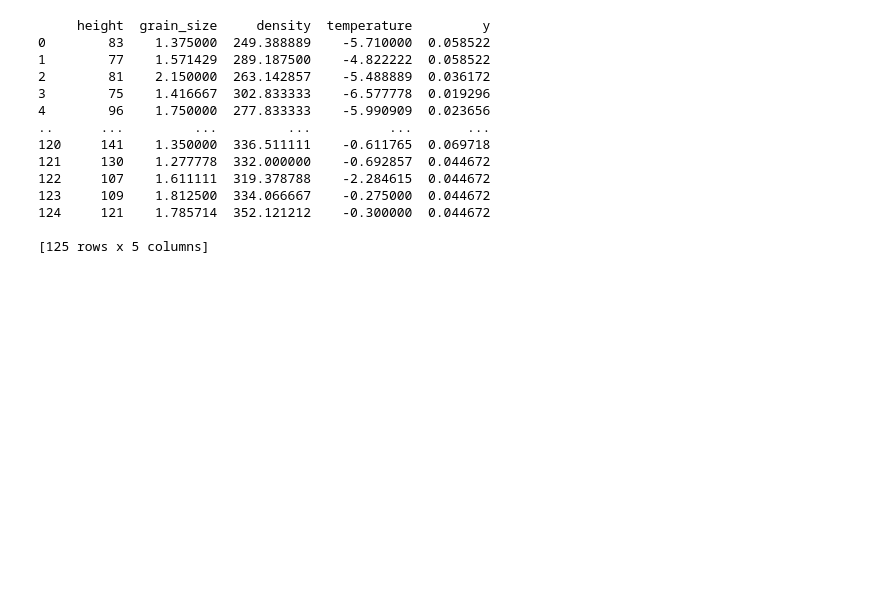
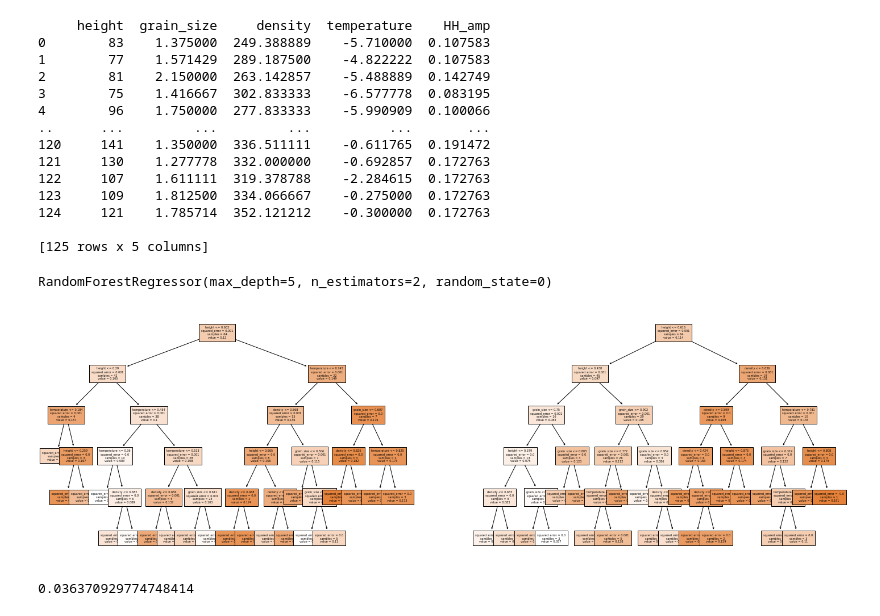
Before and after one commit to anuhyabs/radar_prediction, a Jupyter notebook: contributors/yg/ml.ipynb, the cells around one changed output. Cells and saved outputs as stored; diff of their text form; code cells hidden in the pictures; blank space fills up the shorter version.

```diff
--- a/contributors/yg/ml.ipynb
+++ b/contributors/yg/ml.ipynb
@@ -13,21 +13,21 @@ from sklearn.model_selection import train_test_split, GridSearchCV
 from sklearn.preprocessing import MinMaxScaler
 from sklearn.metrics import mean_squared_error, r2_score, mean_absolute_percentage_error, mean_absolute_error
 # %%
-df = pd.read_csv ('final_data.csv')
-df = df[['height', 'grain_size', 'density', 'temperature', 'y']]
+df = pd.read_csv ('data_for_modeling.csv')
+df.drop(columns=df.columns[0], axis=1, inplace=True)
 # %% [output]
-     height  grain_size     density  temperature         y
-0        83    1.375000  249.388889    -5.710000  0.058522
-1        77    1.571429  289.187500    -4.822222  0.058522
-2        81    2.150000  263.142857    -5.488889  0.036172
-3        75    1.416667  302.833333    -6.577778  0.019296
-4        96    1.750000  277.833333    -5.990909  0.023656
+     height  grain_size     density  temperature    HH_amp
+0        83    1.375000  249.388889    -5.710000  0.107583
+1        77    1.571429  289.187500    -4.822222  0.107583
+2        81    2.150000  263.142857    -5.488889  0.142749
+3        75    1.416667  302.833333    -6.577778  0.083195
+4        96    1.750000  277.833333    -5.990909  0.100066
 ..      ...         ...         ...          ...       ...
-120     141    1.350000  336.511111    -0.611765  0.069718
-121     130    1.277778  332.000000    -0.692857  0.044672
-122     107    1.611111  319.378788    -2.284615  0.044672
-123     109    1.812500  334.066667    -0.275000  0.044672
-124     121    1.785714  352.121212    -0.300000  0.044672
+120     141    1.350000  336.511111    -0.611765  0.191472
+121     130    1.277778  332.000000    -0.692857  0.172763
+122     107    1.611111  319.378788    -2.284615  0.172763
+123     109    1.812500  334.066667    -0.275000  0.172763
+124     121    1.785714  352.121212    -0.300000  0.172763
 
 [125 rows x 5 columns]
 # %%
@@ -35,14 +35,39 @@ train_dataset = df.sample(frac=0.8, random_state=0)
 test_dataset = df.drop(train_dataset.index)
 # %%
 scaler = MinMaxScaler()
-train_dataset = scaler.fit_transform(train_dataset.drop(columns=['y']))
-test_dataset = scaler.transform(test_dataset.drop(columns=['y']))
+train_x = scaler.fit_transform(train_dataset.drop(columns=['HH_amp']))
+train_y = train_dataset['HH_amp']
+test_x = scaler.transform(test_dataset.drop(columns=['HH_amp']))
+test_y = test_dataset['HH_amp']
 # %%
-rf = RandomForestRegressor(max_depth=4,random_state=0)
-
-rf.fit(train_dataset.drop(columns=['y']), train_dataset['y'])
-
-pred = rf.predict()
+rf = RandomForestRegressor(n_estimators=2, max_depth=5,random_state=0)
+rf.fit(train_x, train_y)
+# %% [output]
+RandomForestRegressor(max_depth=5, n_estimators=2, random_state=0)
+# %%
+features = list((train_dataset.columns[:-1]))
+
+plt.figure(figsize = (25, 8))
+
+plt.subplot(121)
+plot_tree(rf.estimators_[0],
+          filled = True,
+          fontsize = 5,
+         feature_names= features)
+
+plt.subplot(122)
+plot_tree(rf.estimators_[1],
+          filled = True,
+          fontsize = 5,
+         feature_names= features)
+
+plt.show()
+# %% [output]
+[figure, added]
 # %%
-error = mean_squared_error(test_price, pred, squared=False)
+pred = rf.predict(test_x)
+error = mean_squared_error(test_y, pred, squared=False)
+print(error)
+# %% [output]
+0.036370929774748414
 # %%
```
Also changed, not shown: parts of 1 cell of this notebook.
